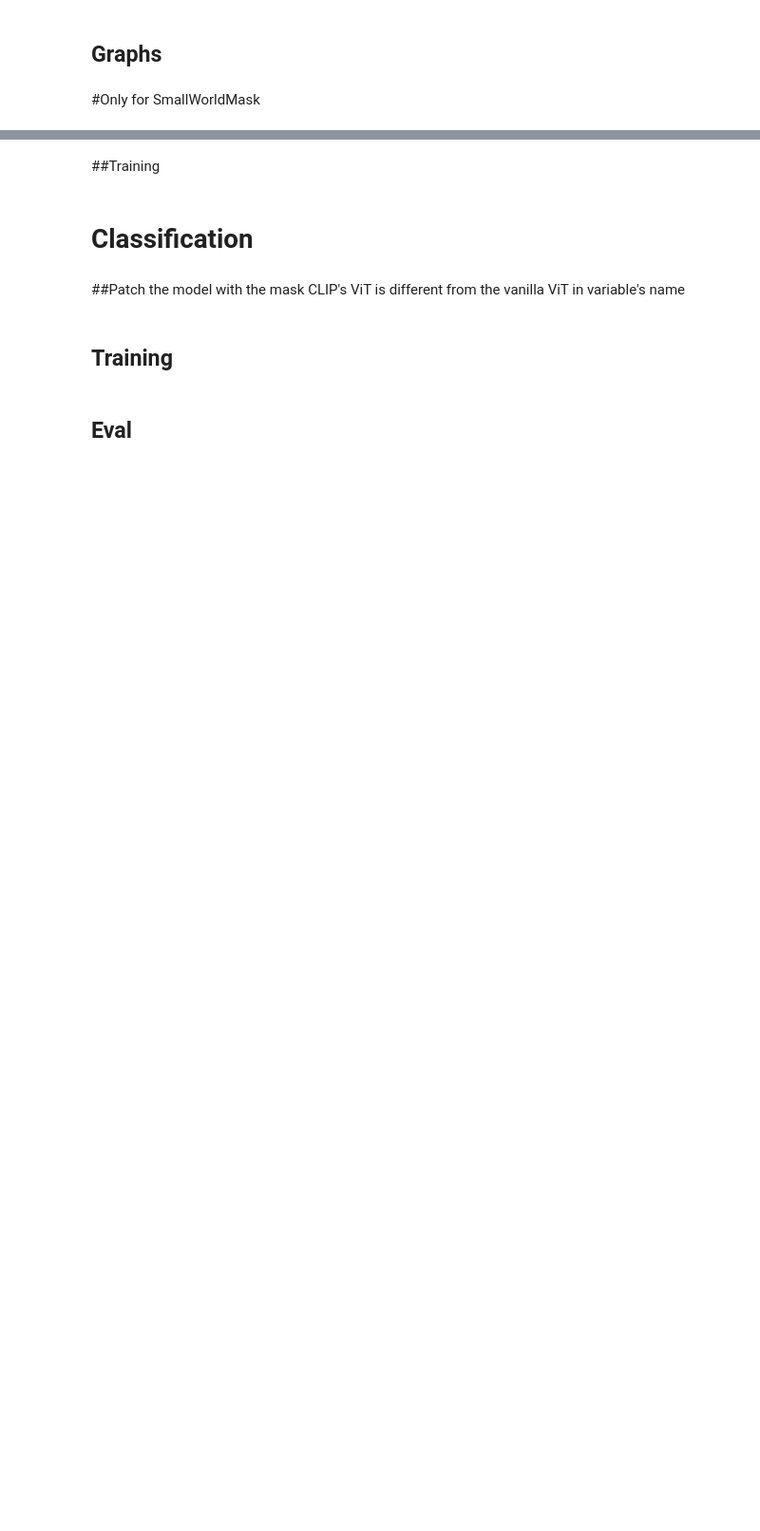
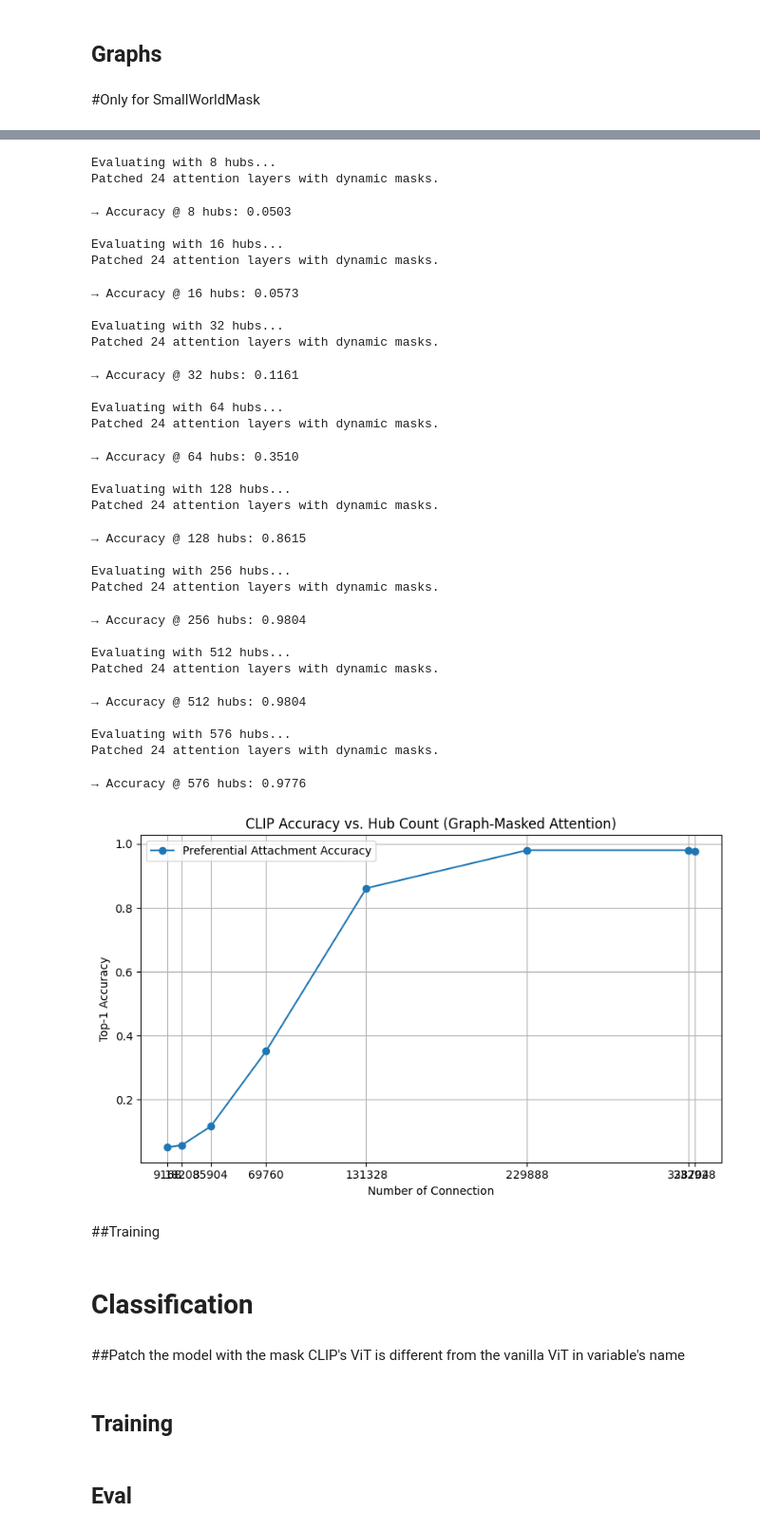
Before and after one commit to tdtr0/network_attn, a Jupyter notebook: MaskingVisionClip.ipynb, the cells around one changed output, grey strips where cells are left out. Shown: that part at 95% size. Cells and saved outputs as stored; diff of their text form; code cells hidden in the pictures; blank space fills up the shorter version.

```diff
--- a/MaskingVisionClip.ipynb
+++ b/MaskingVisionClip.ipynb
@@ -548,11 +530,11 @@ dataloader = DataLoader(dataset, batch_size=32, shuffle=False, collate_fn=collat
 device = torch.device('cuda' if torch.cuda.is_available() else 'cpu')
 
 # Load original CLIP
-clip_base = CLIPModel.from_pretrained("openai/clip-vit-base-patch16").to(device)
-clip_masked = CLIPModel.from_pretrained("openai/clip-vit-base-patch16").to(device)
+clip_base = CLIPModel.from_pretrained("openai/clip-vit-large-patch14-336").to(device)
+clip_masked = CLIPModel.from_pretrained("openai/clip-vit-large-patch14-336").to(device)
 
 
-processor = CLIPProcessor.from_pretrained("openai/clip-vit-base-patch16")
+processor = CLIPProcessor.from_pretrained("openai/clip-vit-large-patch14-336")
 # %%
 # Example evaluation loop with batch encoding catch
 def evaluate_clip_laion(model, processor, dataloader, device="cuda:0"):
@@ -600,6 +582,6 @@ acc_masked = evaluate_clip_laion(clip_masked, processor, dataloader)
 print(f"\nBaseline CLIP Accuracy: {acc_base:.4f}")
 print(f"Masked CLIP Accuracy: {acc_masked:.4f}")
 
-for i, mg in enumerate(model.mask_generators):
+for i, mg in enumerate(clip_masked.mask_generators):
     stats = mg.get_stats()
     print(f"Layer {i}: mean degree = {stats['mean']}, max = {stats['max']}")
@@ -611,37 +597,47 @@ for i, mg in enumerate(model.mask_generators):
 import copy
 import matplotlib.pyplot as plt
 
-# instead of hub_counts, we’ll sweep over shortcut rate
 shortcut_rates = [0.01]
-rad_list = [2, 4, 6, 8]
+fractions = [1, 2, 3, 4, 5]  #  divide grid width by these values for radius
 accuracies = []
 total_connections = []
+
 for p in shortcut_rates:
-    for r in rad_list:
-        print(f"\nEvaluating with shortcut_prob={p:.2f}…")
-
+    for frac in fractions:
+        print(f"\nEvaluating with shortcut_prob={p:.2f}, radius fraction=1/{frac}…")
         clip_masked = copy.deepcopy(clip_base)
         vision_layers = clip_masked.vision_model.encoder.layers
+
+        # Dynamically infer seq_len and grid shape from the model
+        # Run a dummy input through the model to get seq_len if needed
+        dummy_input = torch.zeros(1, 3, 336, 336).to(clip_masked.device)
+        with torch.no_grad():
+            seq_len = clip_masked.vision_model.embeddings(dummy_input).shape[1]
+        num_patches = seq_len - 1
+        H = W = int(num_patches ** 0.5)
+        assert H * W == num_patches, f"Non-square grid: {H}x{W} != {num_patches}"
+
+        radius = max(1, int(W // frac))
 
         patch_model_attention_with_mask(
             clip_masked,
             vision_layers,
             SmallWorldGridMask,
-            grid_shape=(14,14),
+            grid_shape=(H, W),
             distance_type='manhattan',
-            radius=r,                 # fixed local radius
-            shortcut_prob=p,          # now we vary this
+            radius=radius,
+            shortcut_prob=p,
             wrap_around=True
         )
 
         acc = evaluate_clip_laion(clip_masked, processor, dataloader)
 
-        # print per-layer stats
+        # print per-layer stats and collect total connections
         for i, mg in enumerate(clip_masked.mask_generators):
             deg = mg.mask.sum(dim=1)
             print(f"[Layer {i}]  min={deg.min().item():3d}  max={deg.max().item():3d}  mean={deg.float().mean():.2f}")
-        total_connections.append(clip_masked.mask_generators[0].total_connections)
-        print("Total connections: ", total_connections)
+        total_connections.append(clip_masked.mask_generators[0].mask.sum().item())
+        print("Total connections: ", total_connections[-1])
         print(f"→ Accuracy @ p={p:.2f}: {acc:.4f}")
         accuracies.append(acc)
 
@@ -653,7 +653,7 @@ plt.show()
 # %%
 import matplotlib.pyplot as plt
 import copy
-hub_counts = [8, 16, 32, 64, 96, 128, 196]
+hub_counts = [8, 16, 32, 64,128, 256, 512, 576]
 total_connections = []
 accuracies = []
 
@@ -668,7 +668,7 @@ for num_hubs in hub_counts:
     patch_model_attention_with_mask(
         clip_masked,
         vision_layers,
-        barabasi_albert_mask,
+        HubSpokeMask,
         num_hubs=num_hubs,
         #distance_type='manhattan',  # euclidean or manhattan
         #radius=num_hubs,
@@ -676,33 +676,66 @@ for num_hubs in hub_counts:
         #wrap_around=True
     )
 
     # Evaluate masked model
     acc = evaluate_clip_laion(clip_masked, processor, dataloader)
     # after the forward/evaluate call:
     # for layer_idx, mg in enumerate(clip_masked.mask_generators):
     #   stats = mg.get_stats()
     #   print(f"Layer {layer_idx} connections → total: {stats['total_connections']}, ")
     #         #f"local: {stats['local_connections']}, hubs: {stats['shortcut_connections']}")
 
     accuracies.append(acc)
     print(f"→ Accuracy @ {num_hubs} hubs: {acc:.4f}")
     total_connections.append(clip_masked.mask_generators[0].total_connections)
 
 
 # acc_base = evaluate_clip_laion(clip_base, processor, dataloader)
 
 # Plot
 plt.figure(figsize=(8, 5))
 plt.plot(total_connections, accuracies, marker='o', label="Preferential Attachment Accuracy")
 # plt.axhline(acc_base, linestyle='--', color='gray', label=f"Baseline ({acc_base:.4f})")
 plt.xlabel("Number of Connection")
 plt.ylabel("Top-1 Accuracy")
 plt.title("CLIP Accuracy vs. Hub Count (Graph-Masked Attention)")
 plt.grid(True)
 plt.xticks(total_connections)
 plt.legend()
 plt.tight_layout()
 plt.show()
+# %% [output]
+Evaluating with 8 hubs...
+Patched 24 attention layers with dynamic masks.
+→ Accuracy @ 8 hubs: 0.0503
+
+Evaluating with 16 hubs...
+Patched 24 attention layers with dynamic masks.
+→ Accuracy @ 16 hubs: 0.0573
+
+Evaluating with 32 hubs...
+Patched 24 attention layers with dynamic masks.
+→ Accuracy @ 32 hubs: 0.1161
+
+Evaluating with 64 hubs...
+Patched 24 attention layers with dynamic masks.
+→ Accuracy @ 64 hubs: 0.3510
+
+Evaluating with 128 hubs...
+Patched 24 attention layers with dynamic masks.
+→ Accuracy @ 128 hubs: 0.8615
+
+Evaluating with 256 hubs...
+Patched 24 attention layers with dynamic masks.
+→ Accuracy @ 256 hubs: 0.9804
+
+Evaluating with 512 hubs...
+Patched 24 attention layers with dynamic masks.
+→ Accuracy @ 512 hubs: 0.9804
+
+Evaluating with 576 hubs...
+Patched 24 attention layers with dynamic masks.
+→ Accuracy @ 576 hubs: 0.9776
+[figure, added]
 # %%
 # Make a fresh copy of CLIP to patch each time
 clip_masked = copy.deepcopy(clip_base)  # assumes clip_base is already loaded
```
Also changed, not shown: parts of 6 cells of this notebook.
